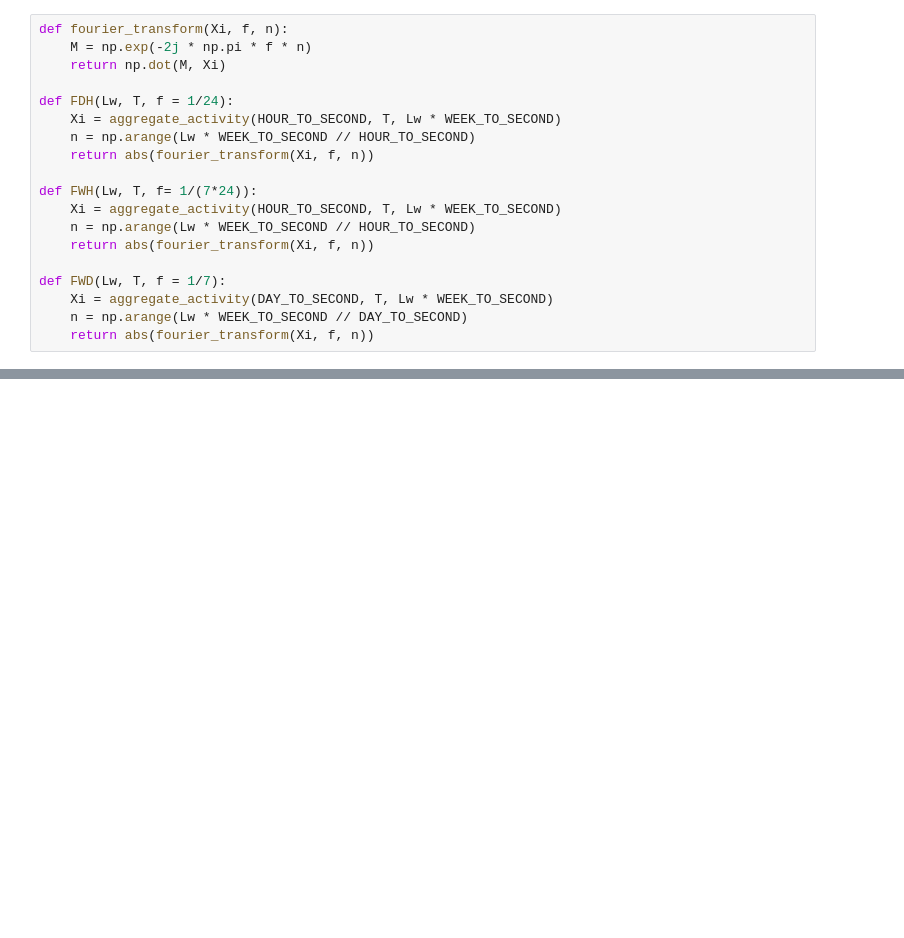
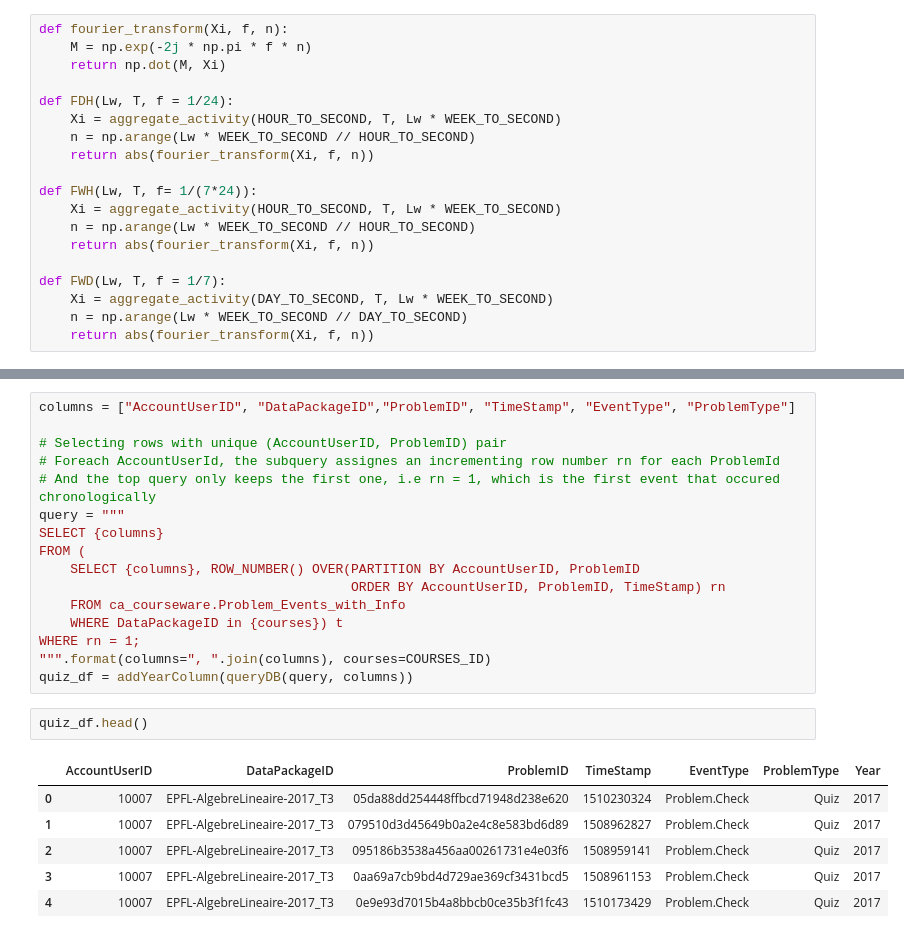
Before and after one commit to epfl-ml4ed/flipped-classroom, a Jupyter notebook: Notebook/Regularity.ipynb, the cells around one changed output, grey strips where cells are left out. Cells and saved outputs as stored; diff of their text form; blank space fills up the shorter version.

Commit message:
New quiz features

```diff
--- a/Notebook/Regularity.ipynb
+++ b/Notebook/Regularity.ipynb
@@ -492,0 +513,25 @@ FDH, FWH, FWD = 47.20, 28.37, 10.37
+# %%
+columns = ["AccountUserID", "DataPackageID","ProblemID", "TimeStamp", "EventType", "ProblemType"]
+
+# Selecting rows with unique (AccountUserID, ProblemID) pair
+# Foreach AccountUserId, the subquery assignes an incrementing row number rn for each ProblemId
+# And the top query only keeps the first one, i.e rn = 1, which is the first event that occured chronologically
+query = """
+SELECT {columns}
+FROM (
+    SELECT {columns}, ROW_NUMBER() OVER(PARTITION BY AccountUserID, ProblemID
+                                        ORDER BY AccountUserID, ProblemID, TimeStamp) rn
+    FROM ca_courseware.Problem_Events_with_Info
+    WHERE DataPackageID in {courses}) t
+WHERE rn = 1;
+""".format(columns=", ".join(columns), courses=COURSES_ID)
+quiz_df = addYearColumn(queryDB(query, columns))
+# %%
+quiz_df.head()
+# %% [output]
+|  | AccountUserID | DataPackageID | ProblemID | TimeStamp | EventType | ProblemType | Year |
+| 0 | 10007 | EPFL-AlgebreLineaire-2017_T3 | 05da88dd254448ffbcd71948d238e620 | 1510230324 | Problem.Check | Quiz | 2017 |
+| 1 | 10007 | EPFL-AlgebreLineaire-2017_T3 | 079510d3d45649b0a2e4c8e583bd6d89 | 1508962827 | Problem.Check | Quiz | 2017 |
+| 2 | 10007 | EPFL-AlgebreLineaire-2017_T3 | 095186b3538a456aa00261731e4e03f6 | 1508959141 | Problem.Check | Quiz | 2017 |
+| 3 | 10007 | EPFL-AlgebreLineaire-2017_T3 | 0aa69a7cb9bd4d729ae369cf3431bcd5 | 1508961153 | Problem.Check | Quiz | 2017 |
+| 4 | 10007 | EPFL-AlgebreLineaire-2017_T3 | 0e9e93d7015b4a8bbcb0ce35b3f1fc43 | 1510173429 | Problem.Check | Quiz | 2017 |
```
Also changed, not shown: parts of 26 cells of this notebook.
